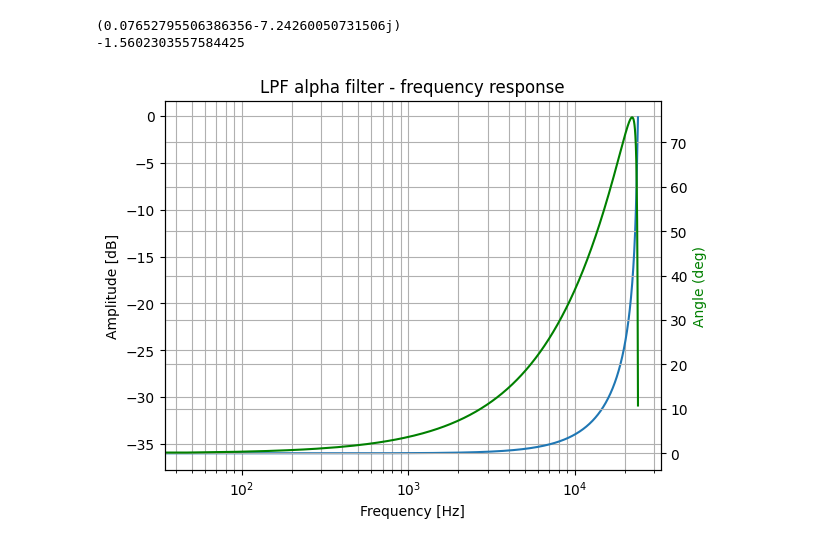
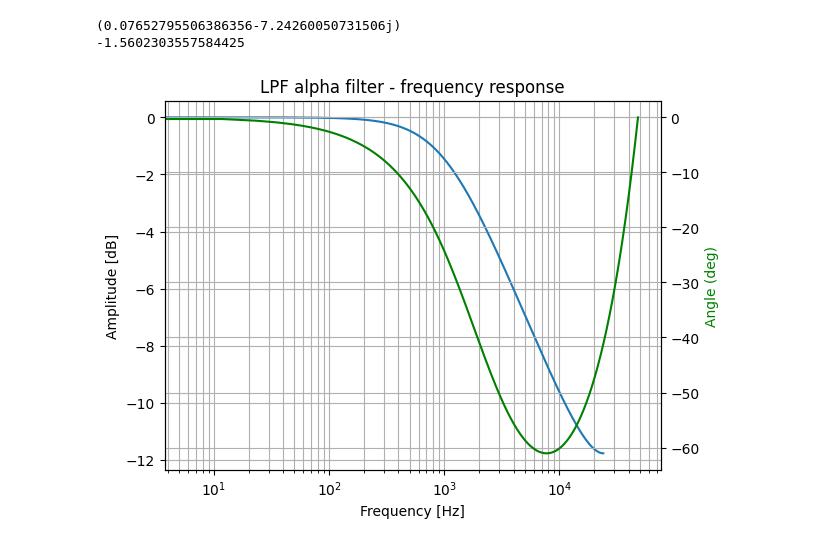
Before and after one commit to mirtcho/motor_control, a Jupyter notebook: jupyter/Untitled3.ipynb, the cells around one changed output. Drawn from its saved outputs; the diff is of its cells as text; code cells hidden in the pictures.

```diff
--- a/jupyter/Untitled3.ipynb
+++ b/jupyter/Untitled3.ipynb
@@ -124,26 +124,28 @@ h1= (0.07652795506386356-7.24260050731506j) 7.243004807154736 size= 65536 f1= 0.
 # %%
 import numpy as np
 import matplotlib.pyplot as plt
 from scipy import signal
-alpha=0.125/4
-a=[1, 1-alpha]
-b=[alpha]
-w, h = signal.freqz(b, a, fs=48000*2*np.pi)
+alpha=0.125
+a=[1,-(1-alpha)]
+b=[(alpha)]
+w, h = signal.freqz(b, a, fs=48000*2*np.pi,worN=4096)
 fig = plt.figure()
 ax = fig.add_subplot(1, 1, 1)
-ax.semilogx(w / (2*np.pi), 20 * np.log10(abs(h)))
+ax.semilogx(w / (2*np.pi), 10 * np.log10(abs(h)))
 ax.set_title('LPF alpha filter - frequency response')
 ax.set_xlabel('Frequency [Hz]')
 ax.set_ylabel('Amplitude [dB]')
 #ax.axis((10, 1000, -100, 10))
 ax.grid(which='both', axis='both')
 
 ax2 = ax.twinx()
-angles = np.unwrap(np.angle(h))
-ax2.plot(w/(2*np.pi), angles*180/np.pi, 'g')
+#angles = np.unwrap(np.angle(h))
+#angles = (np.angle(h))
+angles = (np.arctan2(h.imag,h.real))
+ax2.plot(w/(1*np.pi), angles*180/np.pi, 'g')
 ax2.set_ylabel('Angle (deg)', color='g')
 ax2.grid(True)
 ax2.axis('tight')
 plt.show()
 # %% [output]
-[figure, old version]
+[figure, new version]
```
Also changed, not shown: parts of 3 cells of this notebook, 2 other files.
